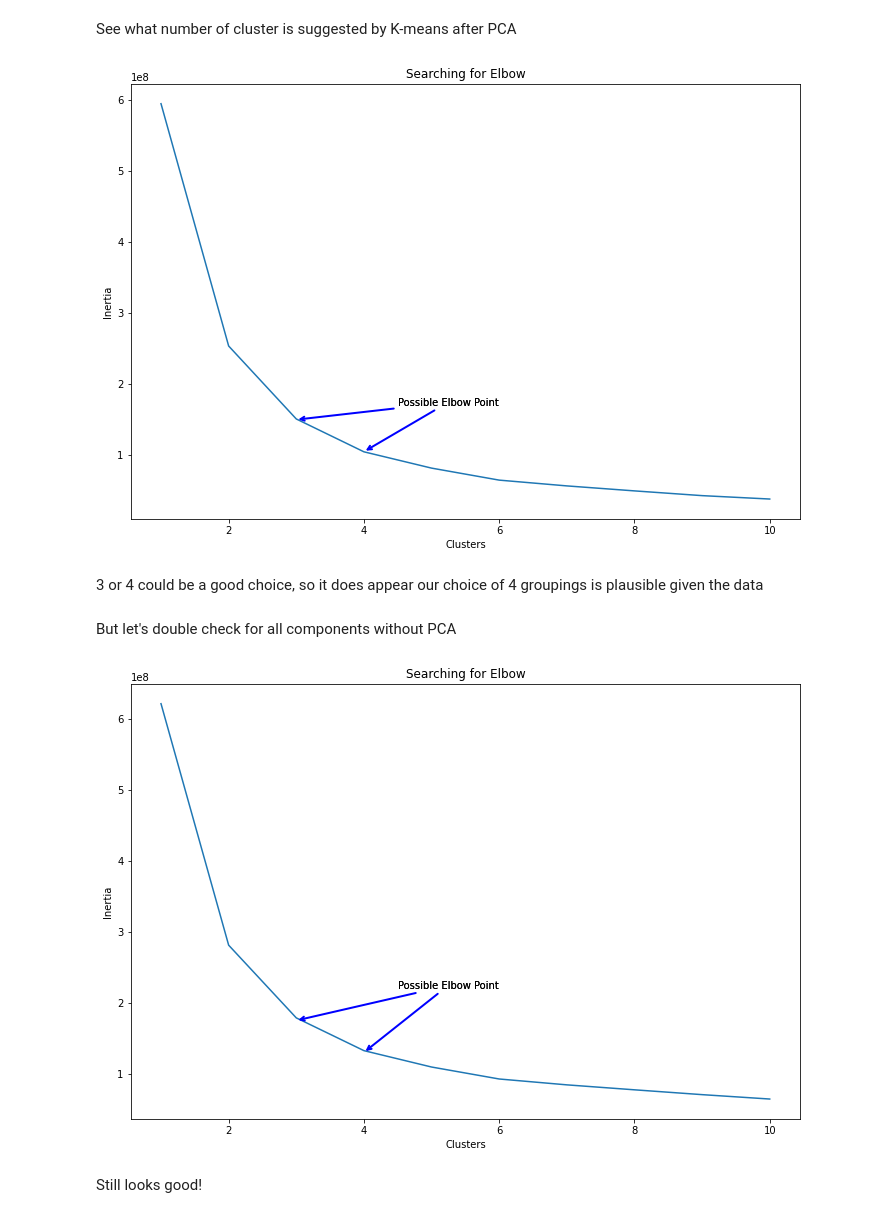
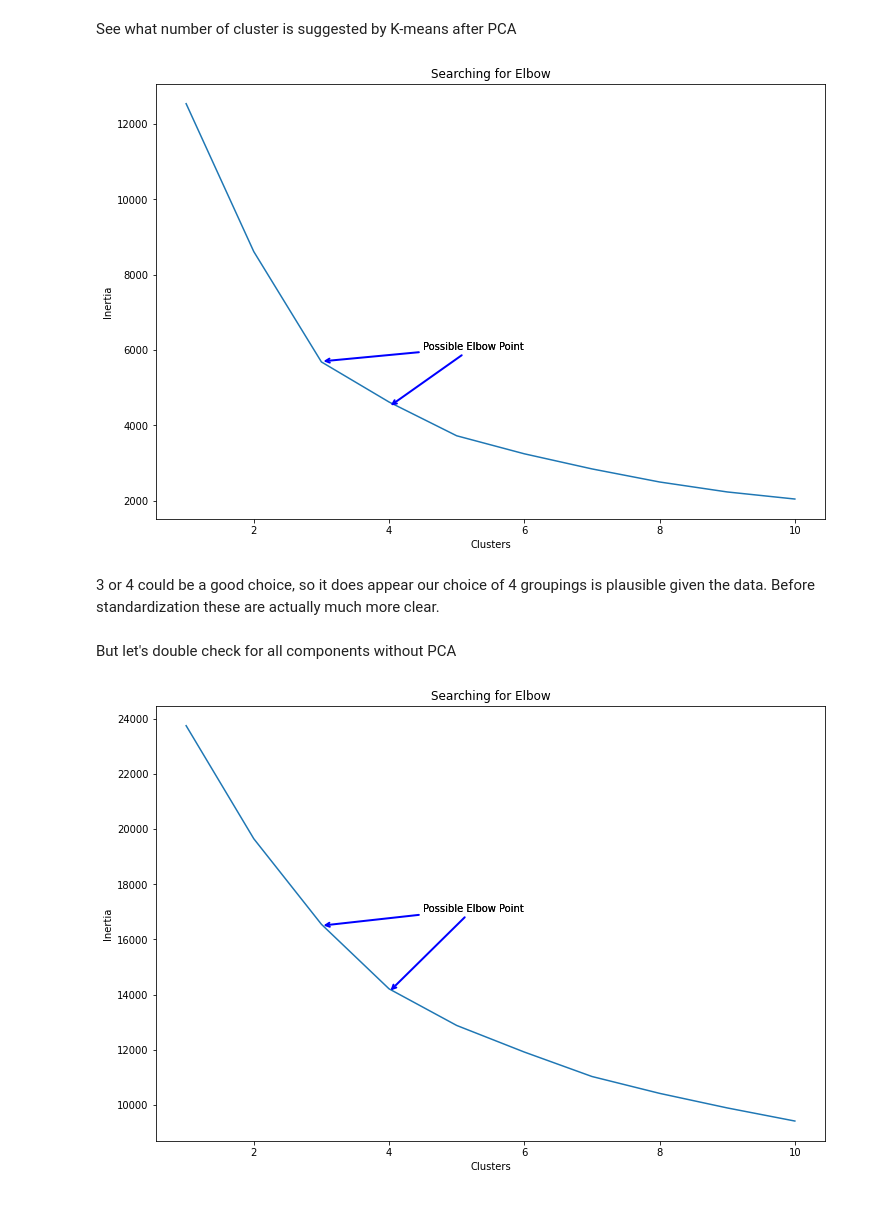
Before and after one commit to TheSameerAhmed/anger-detection-ml, a Jupyter notebook: clustering.ipynb, the cells around one changed output. Cells and saved outputs as stored; diff of their text form; code cells hidden in the pictures.

Commit message:
standardize features

```diff
--- a/clustering.ipynb
+++ b/clustering.ipynb
@@ -17,3 +17,34 @@ from matplotlib.offsetbox import OffsetImage, AnnotationBbox
 # %%
 
 data = pd.read_csv('./extracted/preprocessed_data_full.csv')
+# %%
+from sklearn.preprocessing import StandardScaler
+
+# Helper fucntion: returns a standardized dataframe
+def standardize(df):
+    features = df.columns
+    values_array = df.loc[:, features].values
+
+    # Print data before standardization to compare
+
+    print("Before Standardization \n")
+    print("Mean and Standard Deviation")
+    print(f"Mean = {np.mean(values_array)} ; Standard Deviation = {np.std(values_array)}")
+    print(f"Shape to verify: {values_array.shape} \n")
+    print(f"Tail of the data pre standardization: \n{values_array[-5:]} \n\n")
+
+    # Invoke standardization
+
+    values_array = StandardScaler().fit_transform(values_array)
+
+    # Print data after standardization to compare
+
+    print("After Standardization \n")
+    print("Mean and Standard Deviation")
+    print(f"Mean = {np.mean(values_array)} ; Standard Deviation = {np.std(values_array)}")
+    print(f"Shape to verify: {values_array.shape}")
+    print(f"Tail of the data post standardization: \n{values_array[-5:]}")
+
+    return pd.DataFrame(values_array, columns=features)
+# %%
+data = standardize(data)
@@ -108,16 +156,16 @@ ax.set_xlabel('Clusters')
 ax.set_ylabel('Inertia')
 
 # Annotate arrow of possible choices for K
-ax.annotate('Possible Elbow Point', xy=(4, 105000000), xytext=(4.5, 170000000), xycoords='data',
+ax.annotate('Possible Elbow Point', xy=(4, 4500), xytext=(4.5, 6000), xycoords='data',
              arrowprops=dict(arrowstyle='->', connectionstyle='arc3', color='blue', lw=2))
-ax.annotate('Possible Elbow Point', xy=(3, 150000000), xytext=(4.5, 170000000), xycoords='data',
+ax.annotate('Possible Elbow Point', xy=(3, 5700), xytext=(4.5, 6000), xycoords='data',
              arrowprops=dict(arrowstyle='->', connectionstyle='arc3', color='blue', lw=2))
 
 plt.show()
 # %% [output]
-[figure, old version]
+[figure, new version]
 # %% [markdown]
-3 or 4 could be a good choice, so it does appear our choice of 4 groupings is plausible given the data
+3 or 4 could be a good choice, so it does appear our choice of 4 groupings is plausible given the data. Before standardization these are actually much more clear.
 # %% [markdown]
 But let's double check for all components without PCA
 # %%
@@ -126,26 +174,24 @@ features = pd.DataFrame(data.drop(['parent_label', 'segment_label', 'pca-one', '
 # %%
 clusters = []
 
 #collect inertia from 1-10 clusters
 for i in range(1, 11):
     km = KMeans(n_clusters=i).fit(features)
     cluster_labels = km.labels_
     clusters.append(km.inertia_)
 
 fig, ax = plt.subplots(figsize=(12, 8))
 sns.lineplot(x=list(range(1, 11)), y=clusters, ax=ax)
 ax.set_title('Searching for Elbow')
 ax.set_xlabel('Clusters')
 ax.set_ylabel('Inertia')
 
 # Annotate arrow of possible choices for K
-ax.annotate('Possible Elbow Point', xy=(4, 130000000), xytext=(4.5, 220000000), xycoords='data',
+ax.annotate('Possible Elbow Point', xy=(4, 14100), xytext=(4.5, 17000), xycoords='data',
              arrowprops=dict(arrowstyle='->', connectionstyle='arc3', color='blue', lw=2))
-ax.annotate('Possible Elbow Point', xy=(3, 175000000), xytext=(4.5, 220000000), xycoords='data',
+ax.annotate('Possible Elbow Point', xy=(3, 16500), xytext=(4.5, 17000), xycoords='data',
              arrowprops=dict(arrowstyle='->', connectionstyle='arc3', color='blue', lw=2))
 
 plt.show()
 # %% [output]
-[figure, old version]
+[figure, new version]
-# %% [markdown]
-Still looks good!
```
Also changed, not shown: parts of 7 cells of this notebook.
